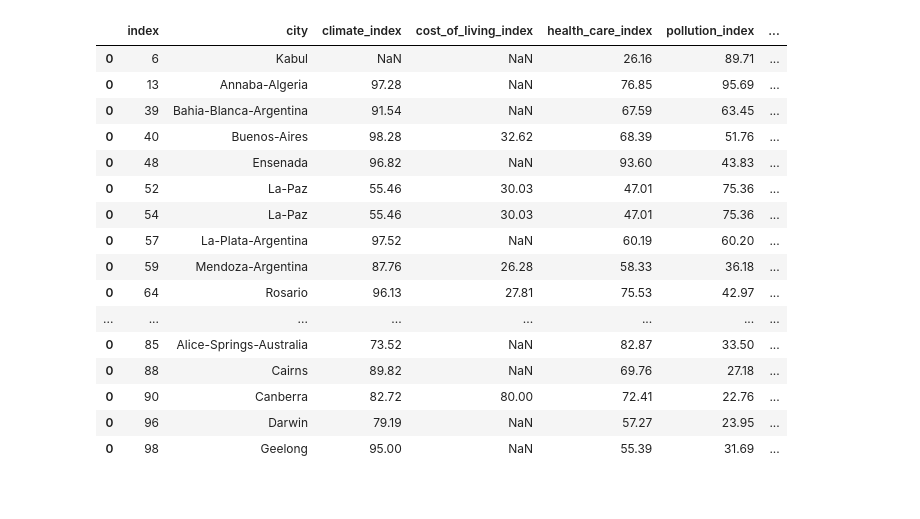
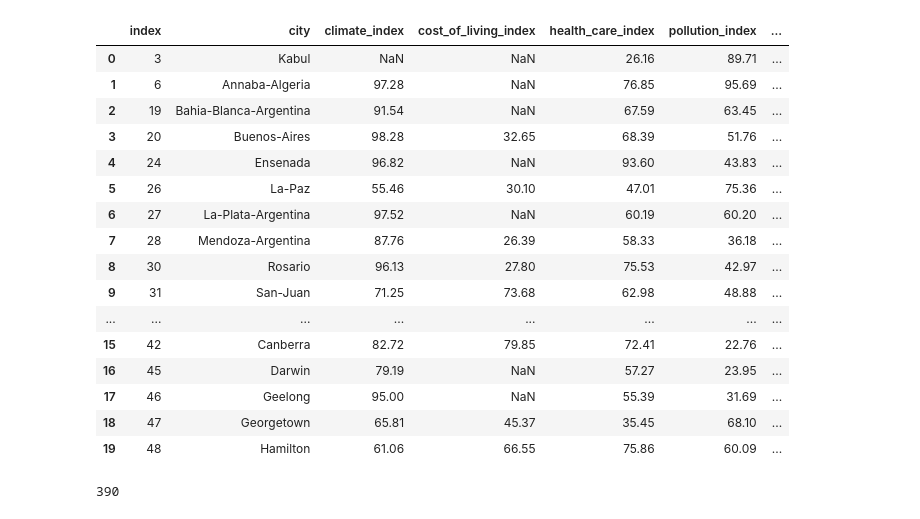
Before and after one commit to ronmaccms/DE_Team, a Jupyter notebook: new_scraping_scripts/scrape_migration.ipynb, the cells around one changed output. Drawn from its saved outputs; the diff is of its cells as text; code cells hidden in the pictures.

```diff
--- a/new_scraping_scripts/scrape_migration.ipynb
+++ b/new_scraping_scripts/scrape_migration.ipynb
@@ -15,10 +15,10 @@ ModuleNotFoundError: No module named 'pandas'
 # %%
 # Read data from excel
 # Read the Excel file
-file_path = '../cities_scrap2.xlsx'  # Replace with your file path
-sheet_name = 'Test'  # Replace with your sheet name
-column_name_city = 'city'  # Replace with your column name
-column_name_country = 'country'  # Replace with your column name
+file_path = '../migration_db2.xlsx'  # Replace with your file path
+sheet_name = 'Sheet3'  # Replace with your sheet name
+column_name_city = 'city_scrape'  # Replace with your column name
+column_name_country = 'country_scrape'  # Replace with your column name
 
 # Load the Excel file
 df = pd.read_excel(file_path, sheet_name=sheet_name)
@@ -29,8 +29,7 @@ country_list = df[column_name_country].tolist()
 
 # final list
 city_names = []
+city_names_bis = []
 for idx,city in enumerate(city_list):
     city_names.append(city_list[idx])
-    city_names.append(str(city_list[idx])+'-'+str(country_list[idx]))
-
-# city_names
+    city_names_bis.append(str(city_list[idx])+'-'+str(country_list[idx]))
@@ -146,24 +185,47 @@ Zvishavane-Zimbabwe
-# %%
-df_capital_all.head(20)
-# df_capital_all.shape
-# %% [output]
-|  | index | city | climate_index | cost_of_living_index | health_care_index | pollution_index | ... |
-| 0 | 6 | Kabul | NaN | NaN | 26.16 | 89.71 | ... |
-| 0 | 13 | Annaba-Algeria | 97.28 | NaN | 76.85 | 95.69 | ... |
-| 0 | 39 | Bahia-Blanca-Argentina | 91.54 | NaN | 67.59 | 63.45 | ... |
-| 0 | 40 | Buenos-Aires | 98.28 | 32.62 | 68.39 | 51.76 | ... |
-| 0 | 48 | Ensenada | 96.82 | NaN | 93.60 | 43.83 | ... |
-| 0 | 52 | La-Paz | 55.46 | 30.03 | 47.01 | 75.36 | ... |
-| 0 | 54 | La-Paz | 55.46 | 30.03 | 47.01 | 75.36 | ... |
-| 0 | 57 | La-Plata-Argentina | 97.52 | NaN | 60.19 | 60.20 | ... |
-| 0 | 59 | Mendoza-Argentina | 87.76 | 26.28 | 58.33 | 36.18 | ... |
-| 0 | 64 | Rosario | 96.13 | 27.81 | 75.53 | 42.97 | ... |
-| ... | ... | ... | ... | ... | ... | ... | ... |
-| 0 | 85 | Alice-Springs-Australia | 73.52 | NaN | 82.87 | 33.50 | ... |
-| 0 | 88 | Cairns | 89.82 | NaN | 69.76 | 27.18 | ... |
-| 0 | 90 | Canberra | 82.72 | 80.00 | 72.41 | 22.76 | ... |
-| 0 | 96 | Darwin | 79.19 | NaN | 57.27 | 23.95 | ... |
-| 0 | 98 | Geelong | 95.00 | NaN | 55.39 | 31.69 | ... |
+# %%
+# Merge Net Migration from original df
+
+df_capital_all.reset_index(drop=True, inplace=True)
+df_capital_all.drop_duplicates(subset='city', inplace=True)
+df_capital_all = df_capital_all.merge(df['city_net_migration'], left_index=True, right_index=True, how='left')
+
+# Drop entries with NAN in all indexes
+index_cols = [
+    'climate_index'
+    ,'cost_of_living_index'
+    ,'health_care_index'
+    ,'pollution_index'
+    ,'property_price_to_income_ratio'
+    ,'purchasing_power_index'
+    ,'safety_index'
+    ,'traffic_commute_time_index'
+    ,'quality_of_life_index'
+    ]
+
+df_capital_all = df_capital_all.dropna(subset=index_cols, how='all')
+df_capital_all.head(20)
+# %% [output]
+|  | index | city | climate_index | cost_of_living_index | health_care_index | pollution_index | ... |
+| 0 | 3 | Kabul | NaN | NaN | 26.16 | 89.71 | ... |
+| 1 | 6 | Annaba-Algeria | 97.28 | NaN | 76.85 | 95.69 | ... |
+| 2 | 19 | Bahia-Blanca-Argentina | 91.54 | NaN | 67.59 | 63.45 | ... |
+| 3 | 20 | Buenos-Aires | 98.28 | 32.65 | 68.39 | 51.76 | ... |
+| 4 | 24 | Ensenada | 96.82 | NaN | 93.60 | 43.83 | ... |
+| 5 | 26 | La-Paz | 55.46 | 30.10 | 47.01 | 75.36 | ... |
+| 6 | 27 | La-Plata-Argentina | 97.52 | NaN | 60.19 | 60.20 | ... |
+| 7 | 28 | Mendoza-Argentina | 87.76 | 26.39 | 58.33 | 36.18 | ... |
+| 8 | 30 | Rosario | 96.13 | 27.80 | 75.53 | 42.97 | ... |
+| 9 | 31 | San-Juan | 71.25 | 73.68 | 62.98 | 48.88 | ... |
+| ... | ... | ... | ... | ... | ... | ... | ... |
+| 15 | 42 | Canberra | 82.72 | 79.85 | 72.41 | 22.76 | ... |
+| 16 | 45 | Darwin | 79.19 | NaN | 57.27 | 23.95 | ... |
+| 17 | 46 | Geelong | 95.00 | NaN | 55.39 | 31.69 | ... |
+| 18 | 47 | Georgetown | 65.81 | 45.37 | 35.45 | 68.10 | ... |
+| 19 | 48 | Hamilton | 61.06 | 66.55 | 75.86 | 60.09 | ... |
+# %%
+len(df_capital_all['city'].unique())
+# %% [output]
+390
 # %%
 df_capital_all.shape
 # %% [output]
```
Also changed, not shown: parts of 8 cells of this notebook, 5 other files.
